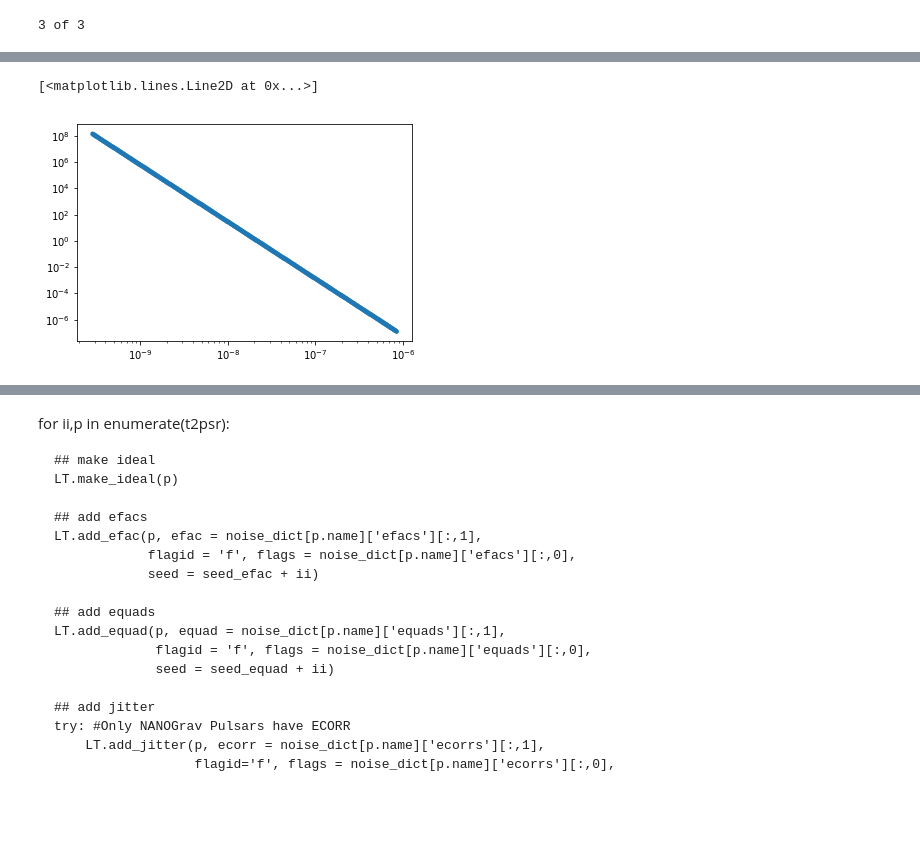
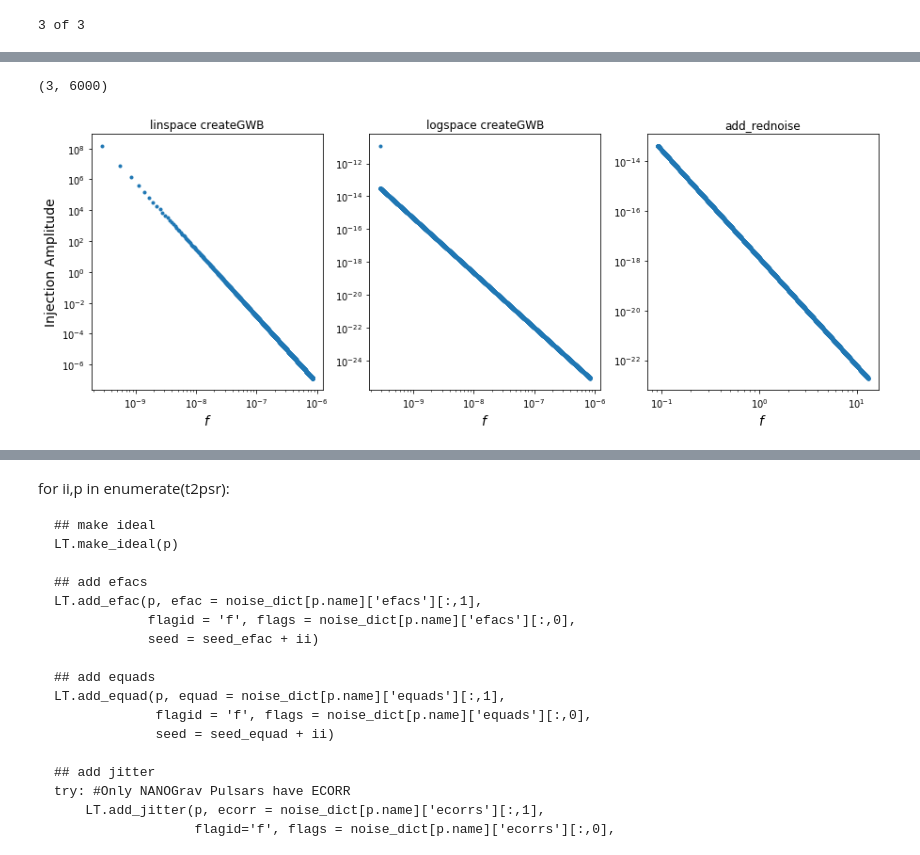
Before and after one commit to LBJ-Wade/NANOGrav, a Jupyter notebook: BackgroundInjections/toasim_testing/comparisons_v1.ipynb, the cells around one changed output, grey strips where cells are left out. Cells and saved outputs as stored; diff of their text form; code cells hidden in the pictures; blank space fills up the shorter version.

```diff
--- a/BackgroundInjections/toasim_testing/comparisons_v1.ipynb
+++ b/BackgroundInjections/toasim_testing/comparisons_v1.ipynb
@@ -232,22 +253,14 @@ plt.loglog(f_red_test_psr3/u.yr.to('s'),A_red_test_psr3,'.')
 #making test ptas
 npsrs = 3
 test_pta_1 = []
-test_pta_2 = []
-test_pta_3 = []
 
 for ii in range(npsrs):
 
     test_pta_1.append( T2.tempopulsar(parfile = parfiles[ii], timfile = timfiles[ii],
                                  maxobs=30000, ephem='DE436'))
-    test_pta_2.append( T2.tempopulsar(parfile = parfiles[ii], timfile = timfiles[ii],
-                                 maxobs=30000, ephem='DE436'))
-    test_pta_3.append( T2.tempopulsar(parfile = parfiles[ii], timfile = timfiles[ii],
-                                 maxobs=30000, ephem='DE436'))
 
     if np.any(np.isfinite(t2psr[ii].residuals())==False)==True:
         test_pta_1[ii] = T2.tempopulsar(parfile = parfiles[ii], timfile = timfiles[ii])
-        test_pta_2[ii] = T2.tempopulsar(parfile = parfiles[ii], timfile = timfiles[ii])
-        test_pta_3[ii] = T2.tempopulsar(parfile = parfiles[ii], timfile = timfiles[ii])
 
 
     print('\r{0} of {1}'.format(ii+1,npsrs),flush=True,end='')
@@ -262,6 +297,30 @@ ValueError: could not broadcast input array from shape (188) into shape (600)
-# %%
-#plt.loglog(f_GWB_test_pta2,Amp_GWB_test_pta2,'.')
-plt.loglog(f_GWB_test_pta3,Amp_GWB_test_pta3,'.')
-# %% [output]
-[<matplotlib.lines.Line2D at 0x...>]
-[figure, removed]
+# %%
+f_GWB_test_pta4 = []
+A_GWB_test_pta4 = []
+for psr in test_pta_4:
+    f_red_psr,A_red_psr = MyT.add_rednoise(psr, A=1.3e-15,gamma=13./3.,\
+                                                       components = 3000, seed = seed_gwb_1,logspacing=True)
+    f_GWB_test_pta4.append(f_red_psr)
+    A_GWB_test_pta4.append(A_red_psr)
+print(np.shape(f_GWB_test_pta4))
+# %% [output]
+(3, 6000)
+# %%
+fig2,(ax1,ax2,ax3) = plt.subplots(1,3,figsize=(15,5))
+
+ax1.loglog(f_GWB_test_pta2,Amp_GWB_test_pta2,'.')
+ax1.set_title('linspace createGWB')
+ax1.set_xlabel(r'$f$',fontsize=14)
+ax1.set_ylabel('Injection Amplitude',fontsize=14)
+
+ax2.loglog(f_GWB_test_pta3,Amp_GWB_test_pta3,'.')
+ax2.set_title('logspace createGWB')
+ax2.set_xlabel(r'$f$',fontsize=14)
+
+ax3.set_title('add_rednoise')
+ax3.loglog(f_GWB_test_pta4[0],A_GWB_test_pta4[0],'.')
+ax3.set_xlabel(r'$f$',fontsize=14)
+#fig2.savefig(current_dir+'/Figs'+'/createGWB_injection_freq_comp.pdf')
+plt.show()
+# %% [output]
+[figure, added]
```
Also changed, not shown: parts of 21 cells of this notebook, 1 other file.
